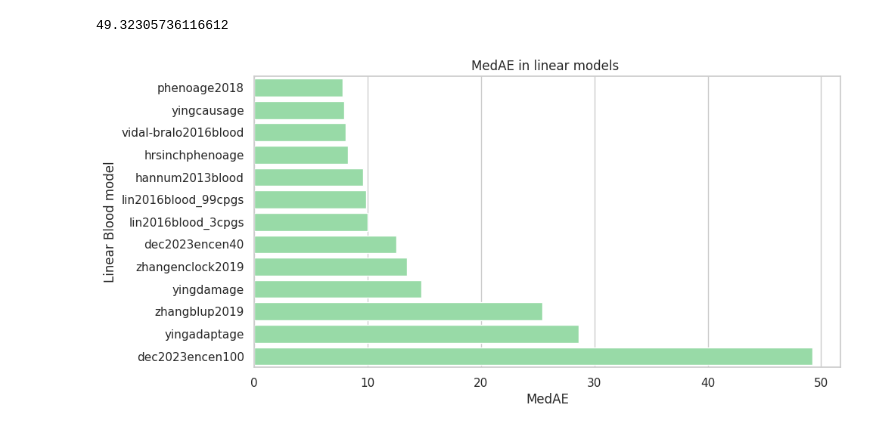
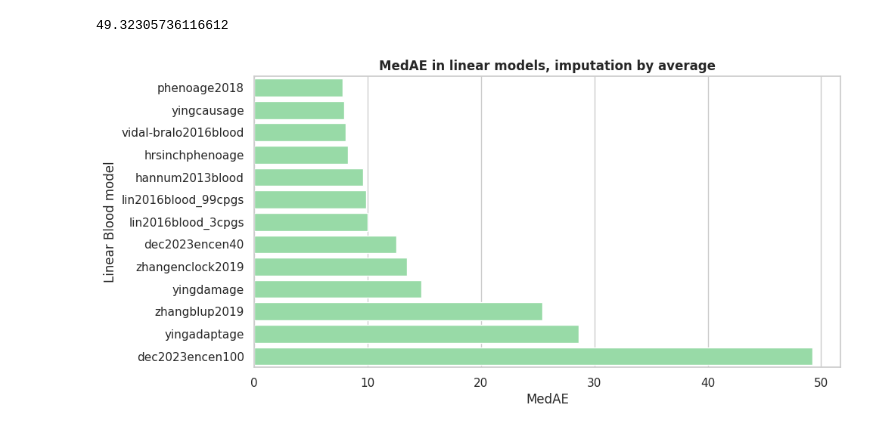
Before and after one commit to ComputationalAgingLab/ComputAge, a Jupyter notebook: lin_models_estimation.ipynb, the cells around one changed output. Cells and saved outputs as stored; diff of their text form; code cells hidden in the pictures.

Commit message:
figures

```diff
--- a/lin_models_estimation.ipynb
+++ b/lin_models_estimation.ipynb
@@ -87,32 +87,32 @@ def addlabels(x,y):
 # %%
 color = (0.2, # redness
          0.4, # greenness
          0.2, # blueness
          0.6 # transparency
          )
 import seaborn as sns
 sns.set_theme(style="whitegrid")
 
 fig, ax = plt.subplots(figsize = (10, 5))
 #plt.figure(figsize = (10, 5))
 dfplot = pd.DataFrame({"modelsnames": modelsnames,
                    "medaes": medaes})
 # Plot the total crashes
 sns.set_color_codes("pastel")
 dfplot = dfplot.sort_values('medaes')
 sns.barplot(data=dfplot,x = 'medaes', y='modelsnames', color = 'g')
 
 
 # Add a legend and informative axis label
 #ax.legend(ncol=2, loc="lower right", frameon=True)
 #sns.despine(left=True, bottom=True)
 
 
 ax.set_xlabel('MedAE')
 ax.set_ylabel('Linear Blood model')
-ax.set_title('MedAE in linear models ')
+ax.set_title('MedAE in linear models, imputation by average', weight='bold')
 #ax.legend(title='linear model')
 
 plt.show()
 # %% [output]
-[figure, old version]
+[figure, new version]
```
Also changed, not shown: parts of 7 cells of this notebook.
